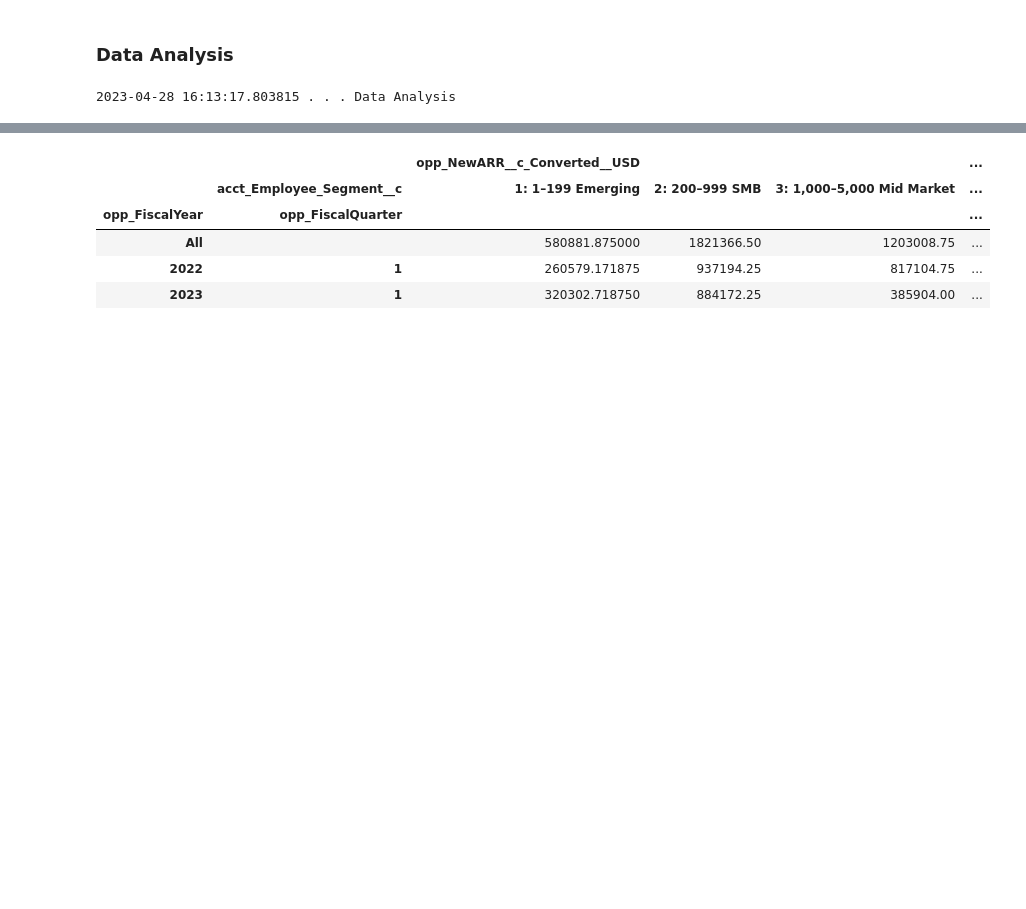
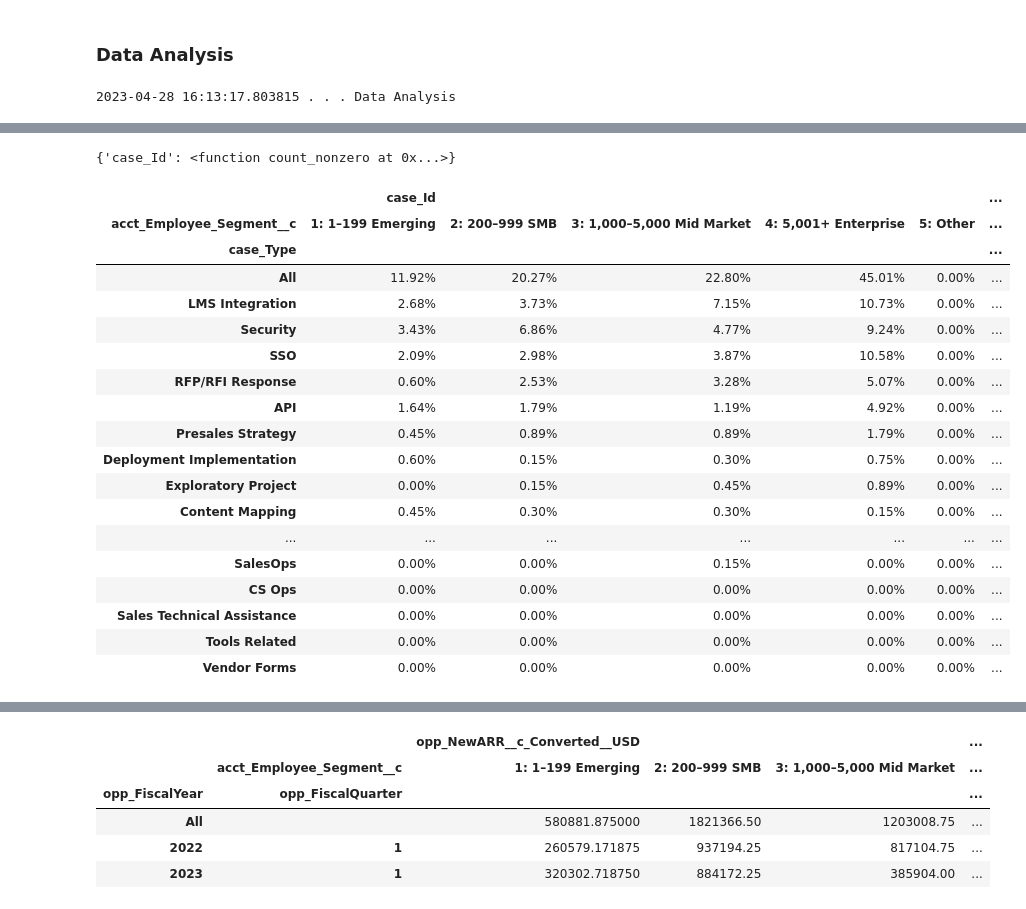
Before and after one commit to SamvelChan/colab_notebooks, a Jupyter notebook: salesforce_data.ipynb, the cells around one changed output, grey strips where cells are left out. Drawn from its saved outputs; the diff is of its cells as text; code cells hidden in the pictures; blank space fills up the shorter version.

```diff
--- a/salesforce_data.ipynb
+++ b/salesforce_data.ipynb
@@ -2113,7 +2113,7 @@ is_opp_FiscalYears_list = All #@param ["All", "[2021]", "[2022]", "[2023]", "[20
 is_opp_FiscalQuarters_list = All #@param ["All", "[1]", "[2]", "[3]", "[4]"] {type:"raw", allow-input: true}
 is_acct_Region_New__c_list = All #@param ["All", "\"APAC\"", "\"AMER\"", "\"EMEA\"", "\"LATAM\"", "\"AMER, LATAM\""] {type:"raw", allow-input: true}
 is_opp_StageNames_list = All #@param ["All", "\"Closed Won\"", "\"Closed Lost\""] {type:"raw", allow-input: true}
-is_opp_Types_list = "ARR Subset" #@param ["All", "ARR Subset"] {allow-input: true}
+is_opp_Types_list = "All" #@param ["All", "ARR Subset"] {allow-input: true}
 is_case_CreatedYears_list = [2023] #@param ["All", "[2021]", "[2022]", "[2023]", "[2021, 2022, 2023]"] {type:"raw", allow-input: true}
 is_case_CreatedQuarters_list = [1] #@param ["All", "[1]", "[2]", "[3]", "[4]"] {type:"raw", allow-input: true}
 
@@ -2151,11 +2151,11 @@ data=acct_opps.loc[idx[is_opp_FiscalYears_list,
                        is_case_CreatedQuarters_list],
                    :].copy()
 data=(data.loc[(data.case_Id.notnull())
-& (data.acct_Account_Record_Type_Name__c.isin(['UFB', 'UFG']) )
-& (~data.opp_Product_Type__c.isin(['Team Plan']))
-& (~data.opp_Opportunity_Owner_Role__c.isin(['UFB Sales Team Plan - Mgr']))
-& (data.loc[data.opp_UFB_Sales_Owner_Segment__c.isin(['ENT'])])
-& (data.case_SSEOwnerName.isin(list(sf.sse_assignments['AMER'][0].keys())))
+# & (data.acct_Account_Record_Type_Name__c.isin(['UFB', 'UFG']) )
+# & (~data.opp_Product_Type__c.isin(['Team Plan']))
+# & (~data.opp_Opportunity_Owner_Role__c.isin(['UFB Sales Team Plan - Mgr']))
+# & (data.loc[data.opp_UFB_Sales_Owner_Segment__c.isin(['ENT'])])
+# & (data.case_SSEOwnerName.isin(list(sf.sse_assignments['AMER'][0].keys())))
 ])
 if data.empty:
   print('No Data')
@@ -2208,8 +2208,8 @@ output = widgets.Output()
 def on_button_clicked(b):
   # Display the message within the output widget.
   with output:
-    index = ['case_SSEOwnerName']
-    columns = ['case_CreatedWeek']
+    index = ['case_Type']
+    columns = ['acct_Employee_Segment__c']
     values = ['case_Id']
     (pvt, pvt_pctg1, pvt_pctg2) = da.get_pivot_table_analysis(data=data,
                                                               index=index,
@@ -2219,7 +2219,7 @@ def on_button_clicked(b):
                                                               include_total=True,
                                                               sort_asc=False)
     (da.display(data_frames={'S&SE ARR Impact':
-                             (da.style_data_frame(data=pvt
+                             (da.style_data_frame(data=pvt_pctg1
                                                   # .loc[:, ('opp_NewARR__c_Converted__USD', 'AMER')]
                                                   # .loc[pvt[('opp_NewARR__c_Converted__USD', 'All')]>0]
                                                   # .sort_index()
@@ -2234,0 +2237,36 @@ display(button, output)
+# %%
+index = ['case_Type']
+columns = ['acct_Employee_Segment__c']
+values = ['case_Id']
+(pvt, pvt_pctg1, pvt_pctg2) = da.get_pivot_table_analysis(data=data,
+                                                          index=index,
+                                                          columns=columns,
+                                                          values=values,
+                                                          drop_opp_dups=False,
+                                                          include_total=True,
+                                                          sort_asc=False)
+# %% [output]
+{'case_Id': <function count_nonzero at 0x...>}
+# %%
+# 2023 Q1
+da.style_data_frame(data=pvt_pctg1, pct_format=True)
+# %% [output]
+|  | case_Id |  |  |  |  | ... |
+| acct_Employee_Segment__c | 1: 1–199 Emerging | 2: 200–999 SMB | 3: 1,000–5,000 Mid Market | 4: 5,001+ Enterprise | 5: Other | ... |
+| case_Type |  |  |  |  |  | ... |
+| All | 11.92% | 20.27% | 22.80% | 45.01% | 0.00% | ... |
+| LMS Integration | 2.68% | 3.73% | 7.15% | 10.73% | 0.00% | ... |
+| Security | 3.43% | 6.86% | 4.77% | 9.24% | 0.00% | ... |
+| SSO | 2.09% | 2.98% | 3.87% | 10.58% | 0.00% | ... |
+| RFP/RFI Response | 0.60% | 2.53% | 3.28% | 5.07% | 0.00% | ... |
+| API | 1.64% | 1.79% | 1.19% | 4.92% | 0.00% | ... |
+| Presales Strategy | 0.45% | 0.89% | 0.89% | 1.79% | 0.00% | ... |
+| Deployment Implementation | 0.60% | 0.15% | 0.30% | 0.75% | 0.00% | ... |
+| Exploratory Project | 0.00% | 0.15% | 0.45% | 0.89% | 0.00% | ... |
+| Content Mapping | 0.45% | 0.30% | 0.30% | 0.15% | 0.00% | ... |
+| ... | ... | ... | ... | ... | ... | ... |
+| SalesOps | 0.00% | 0.00% | 0.15% | 0.00% | 0.00% | ... |
+| CS Ops | 0.00% | 0.00% | 0.00% | 0.00% | 0.00% | ... |
+| Sales Technical Assistance | 0.00% | 0.00% | 0.00% | 0.00% | 0.00% | ... |
+| Tools Related | 0.00% | 0.00% | 0.00% | 0.00% | 0.00% | ... |
+| Vendor Forms | 0.00% | 0.00% | 0.00% | 0.00% | 0.00% | ... |
```
Also changed, not shown: parts of 5 cells of this notebook.
